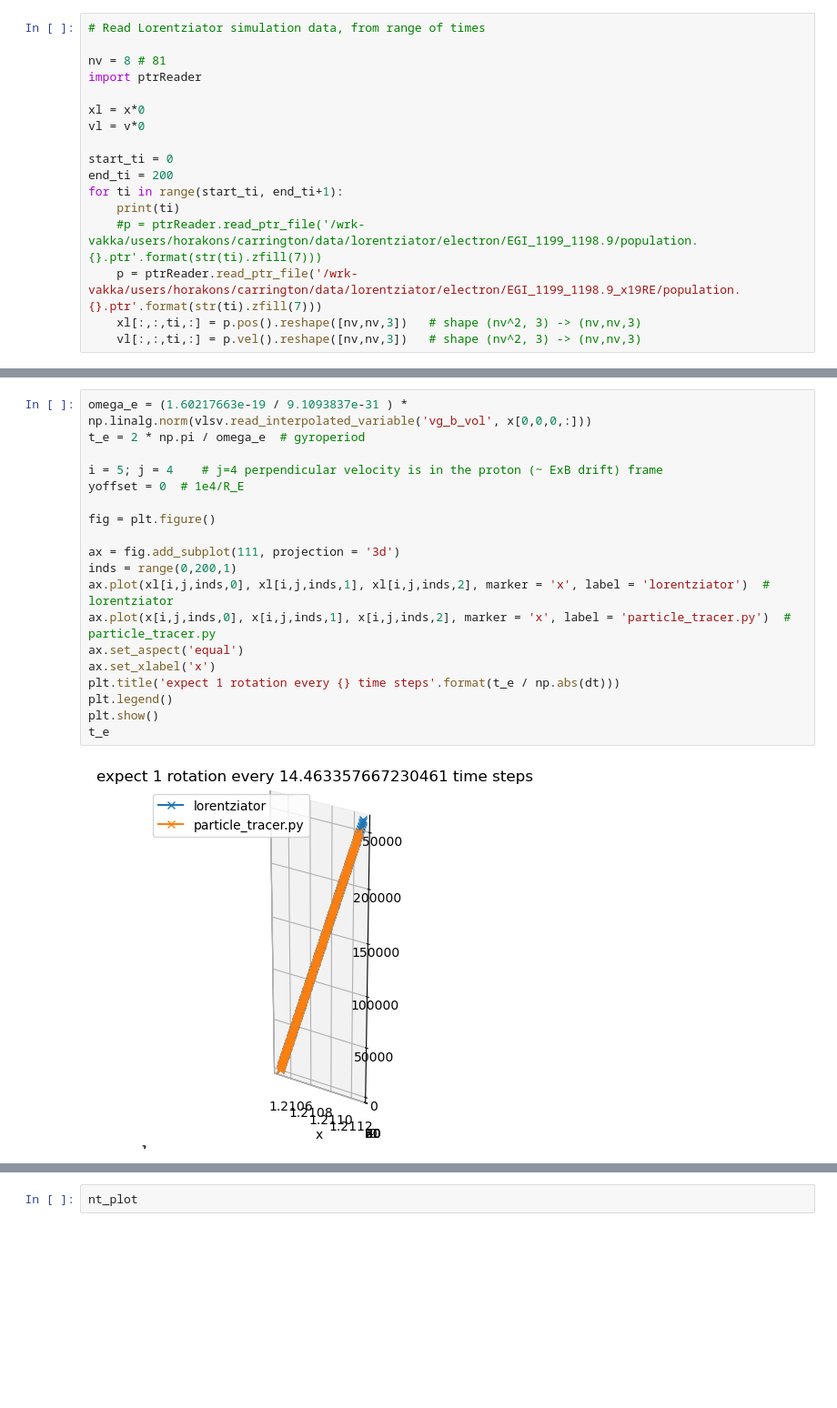
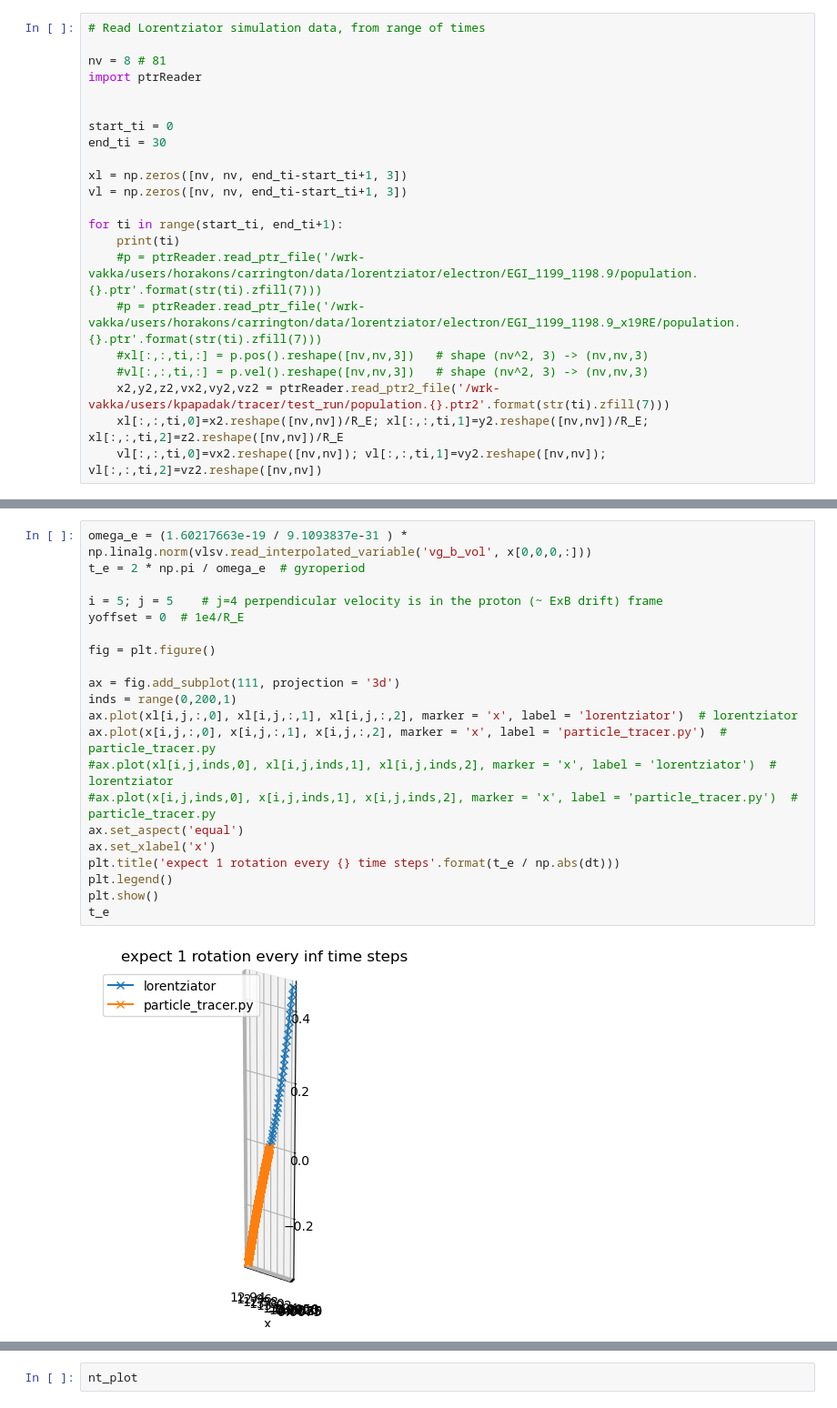
Before and after one commit to kostahoraites/carrington, a Jupyter notebook: magnetosheath/particle_tracers_comparison.ipynb, the cells around one changed output, grey strips where cells are left out. Shown at 91% size. Cells and saved outputs as stored; diff of their text form; blank space fills up the shorter version.

```diff
--- a/magnetosheath/particle_tracers_comparison.ipynb
+++ b/magnetosheath/particle_tracers_comparison.ipynb
@@ -102,17 +82,22 @@ Found population proton
 nv = 8 # 81
 import ptrReader
 
-xl = x*0
-vl = v*0
 
 start_ti = 0
-end_ti = 200
+end_ti = 30
+
+xl = np.zeros([nv, nv, end_ti-start_ti+1, 3])
+vl = np.zeros([nv, nv, end_ti-start_ti+1, 3])
+
 for ti in range(start_ti, end_ti+1):
     print(ti)
     #p = ptrReader.read_ptr_file('/wrk-vakka/users/horakons/carrington/data/lorentziator/electron/EGI_1199_1198.9/population.{}.ptr'.format(str(ti).zfill(7)))
-    p = ptrReader.read_ptr_file('/wrk-vakka/users/horakons/carrington/data/lorentziator/electron/EGI_1199_1198.9_x19RE/population.{}.ptr'.format(str(ti).zfill(7)))
-    xl[:,:,ti,:] = p.pos().reshape([nv,nv,3])   # shape (nv^2, 3) -> (nv,nv,3)
-    vl[:,:,ti,:] = p.vel().reshape([nv,nv,3])   # shape (nv^2, 3) -> (nv,nv,3)
+    #p = ptrReader.read_ptr_file('/wrk-vakka/users/horakons/carrington/data/lorentziator/electron/EGI_1199_1198.9_x19RE/population.{}.ptr'.format(str(ti).zfill(7)))
+    #xl[:,:,ti,:] = p.pos().reshape([nv,nv,3])   # shape (nv^2, 3) -> (nv,nv,3)
+    #vl[:,:,ti,:] = p.vel().reshape([nv,nv,3])   # shape (nv^2, 3) -> (nv,nv,3)
+    x2,y2,z2,vx2,vy2,vz2 = ptrReader.read_ptr2_file('/wrk-vakka/users/kpapadak/tracer/test_run/population.{}.ptr2'.format(str(ti).zfill(7)))
+    xl[:,:,ti,0]=x2.reshape([nv,nv])/R_E; xl[:,:,ti,1]=y2.reshape([nv,nv])/R_E; xl[:,:,ti,2]=z2.reshape([nv,nv])/R_E
+    vl[:,:,ti,0]=vx2.reshape([nv,nv]); vl[:,:,ti,1]=vy2.reshape([nv,nv]); vl[:,:,ti,2]=vz2.reshape([nv,nv])
 # %% [output]
 0
 1
@@ -148,21 +133,23 @@ plt.scatter(vl[:,:,102,1], vl[:,:,102,2])
 # %%
 omega_e = (1.60217663e-19 / 9.1093837e-31 ) * np.linalg.norm(vlsv.read_interpolated_variable('vg_b_vol', x[0,0,0,:]))
 t_e = 2 * np.pi / omega_e  # gyroperiod
 
-i = 5; j = 4    # j=4 perpendicular velocity is in the proton (~ ExB drift) frame
+i = 5; j = 5    # j=4 perpendicular velocity is in the proton (~ ExB drift) frame
 yoffset = 0  # 1e4/R_E
 
 fig = plt.figure()
 
 ax = fig.add_subplot(111, projection = '3d')
 inds = range(0,200,1)
-ax.plot(xl[i,j,inds,0], xl[i,j,inds,1], xl[i,j,inds,2], marker = 'x', label = 'lorentziator')  # lorentziator
-ax.plot(x[i,j,inds,0], x[i,j,inds,1], x[i,j,inds,2], marker = 'x', label = 'particle_tracer.py')  # particle_tracer.py
+ax.plot(xl[i,j,:,0], xl[i,j,:,1], xl[i,j,:,2], marker = 'x', label = 'lorentziator')  # lorentziator
+ax.plot(x[i,j,:,0], x[i,j,:,1], x[i,j,:,2], marker = 'x', label = 'particle_tracer.py')  # particle_tracer.py
+#ax.plot(xl[i,j,inds,0], xl[i,j,inds,1], xl[i,j,inds,2], marker = 'x', label = 'lorentziator')  # lorentziator
+#ax.plot(x[i,j,inds,0], x[i,j,inds,1], x[i,j,inds,2], marker = 'x', label = 'particle_tracer.py')  # particle_tracer.py
 ax.set_aspect('equal')
 ax.set_xlabel('x')
 plt.title('expect 1 rotation every {} time steps'.format(t_e / np.abs(dt)))
 plt.legend()
 plt.show()
 t_e
 # %% [output]
-[figure, old version]
+[figure, new version]
```
Also changed, not shown: parts of 22 cells of this notebook, 4 other files.
